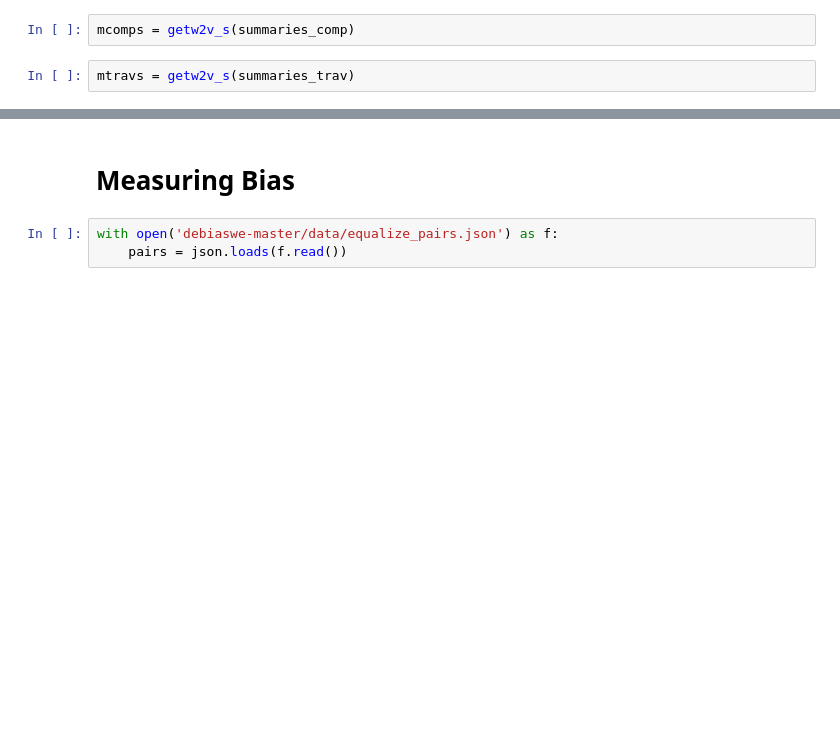
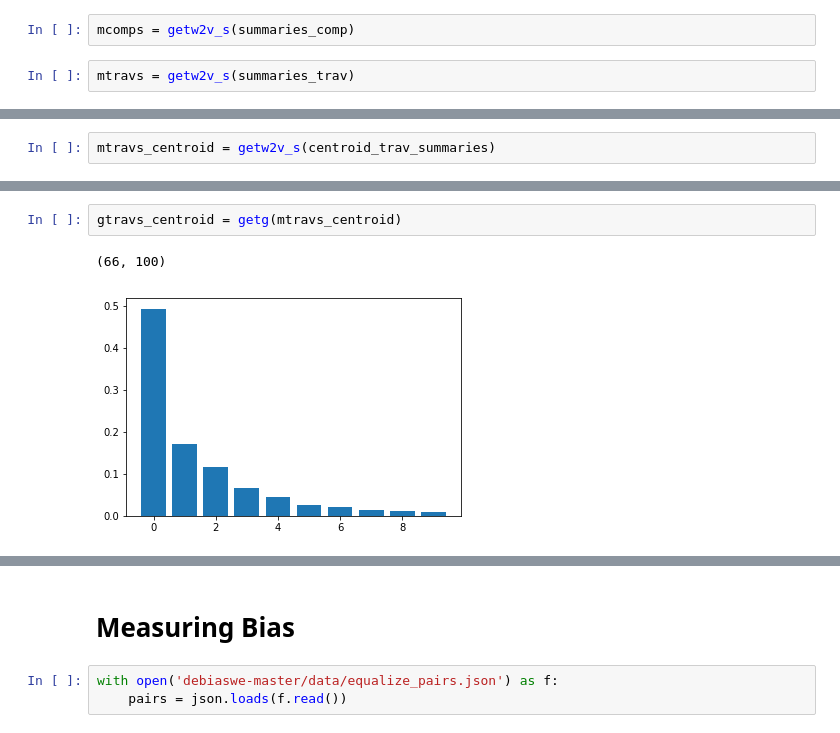
Before and after one commit to mjiang9/COS497, a Jupyter notebook: Thesis-Copy1.ipynb, the cells around one changed output, grey strips where cells are left out. Saved outputs shown, nothing was run; the diff lists cells and outputs as text; blank space fills up the shorter version.

```diff
--- a/Thesis-Copy1.ipynb
+++ b/Thesis-Copy1.ipynb
@@ -312,0 +381,2 @@ mtravs = getw2v_s(summaries_trav)
+# %%
+mtravs_centroid = getw2v_s(centroid_trav_summaries)
@@ -312,0 +393,5 @@ mtravs = getw2v_s(summaries_trav)
+# %%
+gtravs_centroid = getg(mtravs_centroid)
+# %% [output]
+(66, 100)
+[figure, added]
```
Also changed, not shown: parts of 87 cells of this notebook.
